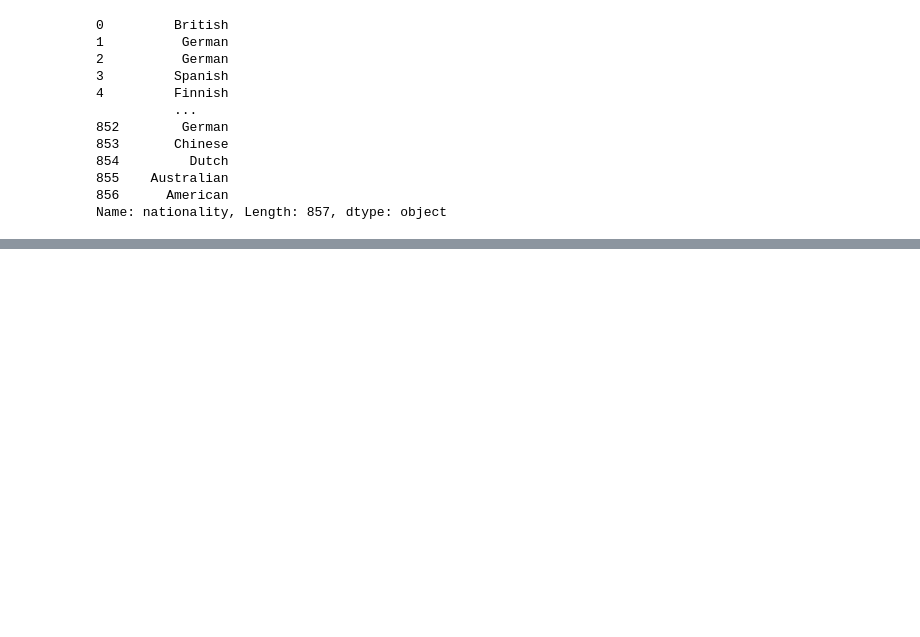
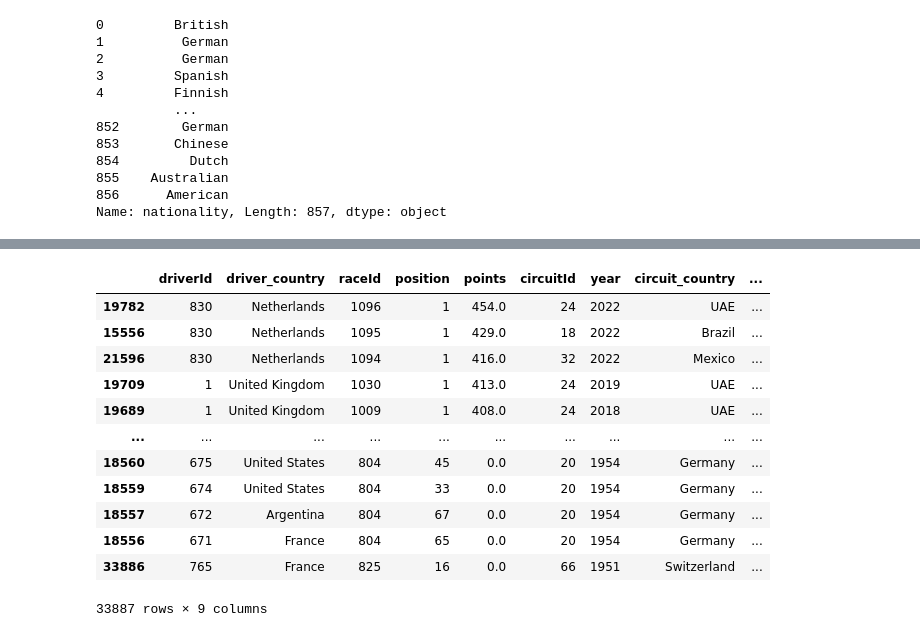
Before and after one commit to MohamedElhadidy0019/Formula_One_Data_Analysis, a Jupyter notebook: home_vs_away_effect.ipynb, the cells around one changed output, grey strips where cells are left out. Cells and saved outputs as stored; diff of their text form; code cells hidden in the pictures; blank space fills up the shorter version.

```diff
--- a/home_vs_away_effect.ipynb
+++ b/home_vs_away_effect.ipynb
@@ -110,0 +142,16 @@ See: https://matplotlib.org/stable/tutorials/intermediate/legend_guide.html#cont
+# %%
+df.sort_values('points', ascending=False)
+# %% [output]
+|  | driverId | driver_country | raceId | position | points | circuitId | year | circuit_country | ... |
+| 19782 | 830 | Netherlands | 1096 | 1 | 454.0 | 24 | 2022 | UAE | ... |
+| 15556 | 830 | Netherlands | 1095 | 1 | 429.0 | 18 | 2022 | Brazil | ... |
+| 21596 | 830 | Netherlands | 1094 | 1 | 416.0 | 32 | 2022 | Mexico | ... |
+| 19709 | 1 | United Kingdom | 1030 | 1 | 413.0 | 24 | 2019 | UAE | ... |
+| 19689 | 1 | United Kingdom | 1009 | 1 | 408.0 | 24 | 2018 | UAE | ... |
+| ... | ... | ... | ... | ... | ... | ... | ... | ... | ... |
+| 18560 | 675 | United States | 804 | 45 | 0.0 | 20 | 1954 | Germany | ... |
+| 18559 | 674 | United States | 804 | 33 | 0.0 | 20 | 1954 | Germany | ... |
+| 18557 | 672 | Argentina | 804 | 67 | 0.0 | 20 | 1954 | Germany | ... |
+| 18556 | 671 | France | 804 | 65 | 0.0 | 20 | 1954 | Germany | ... |
+| 33886 | 765 | France | 825 | 16 | 0.0 | 66 | 1951 | Switzerland | ... |
+33887 rows × 9 columns
```
Also changed, not shown: parts of 11 cells of this notebook, 3 other files.
